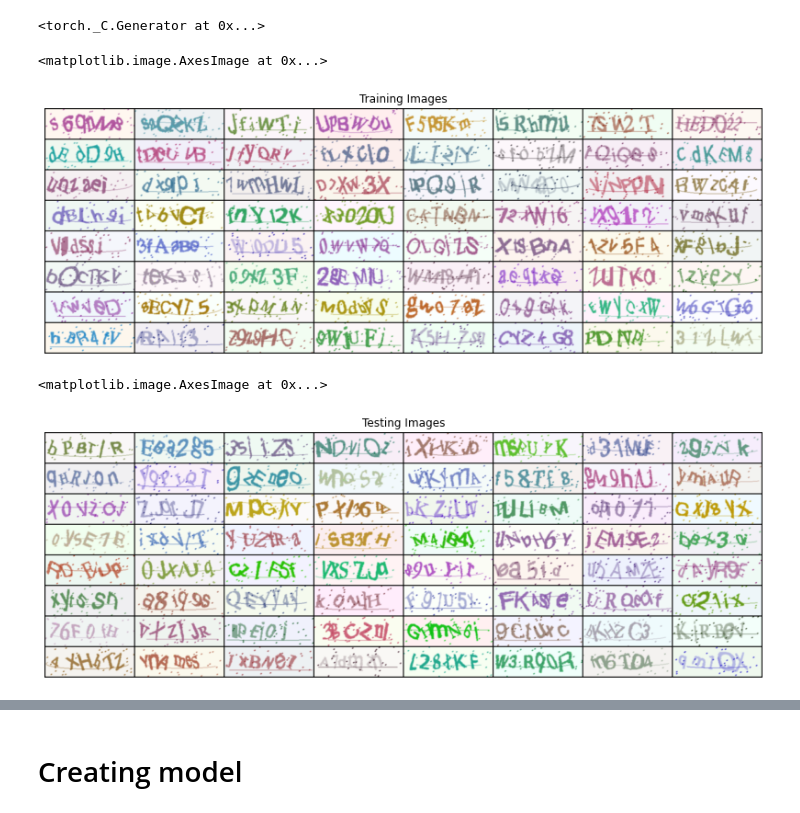
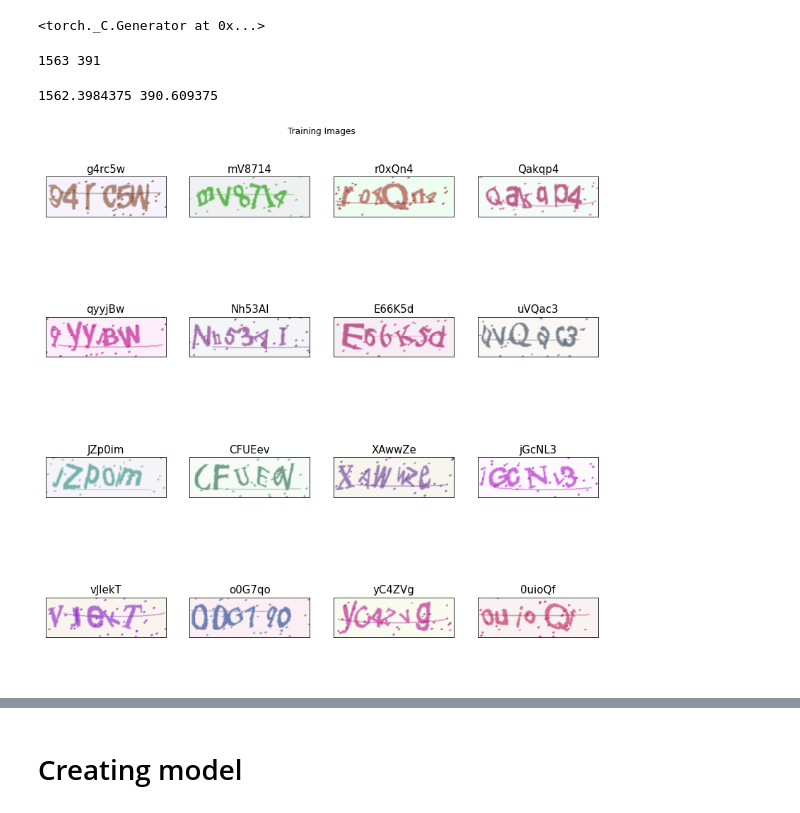
Before and after one commit to Strojove-uceni/final-projects-i_am_not_a_robot, a Jupyter notebook: captcha_model.ipynb, the cells around one changed output, grey strips where cells are left out. Saved outputs shown, nothing was run; the diff lists cells and outputs as text; code cells hidden in the pictures.

Commit message:
create data loader

```diff
--- a/captcha_model.ipynb
+++ b/captcha_model.ipynb
@@ -73,10 +86,10 @@ Archive('captcha_train.tar.gz').extractall('train')
 Archive('captcha_test.tar.gz').extractall('test')
 # %%
 # check number of files
-train_labels = glob.glob('train/train/*.png')
+train_labels = os.listdir('train/train')
 print('train files:', len(train_labels))
 
-test_labels = glob.glob('test/test/*.png')
+test_labels = os.listdir('test/test')
 print('test files:', len(test_labels))
 # %% [output]
 train files: 199987
@@ -92,7 +105,7 @@ for cha in symbols:
   index[cha] = 0
 # %%
 for item in train_labels:
-  get_label = str(item.split('/')[2]).split('.')[0]
+  get_label = str(item).split('.')[0]
   for cha in get_label:
     index[cha] += 1
 # %%
@@ -150,23 +165,42 @@ dataloader_test = torch.utils.data.DataLoader(dataset_test, batch_size=batch_siz
+# %%
+# create dataloaders
+
+dataset_train = Custom_Dataset('train/train', train_labels)
+dataset_test = Custom_Dataset('test/test', test_labels)
+
+train_loader = torch.utils.data.DataLoader(dataset_train, batch_size=batch_size, num_workers=workers, shuffle=True)
+test_loader = torch.utils.data.DataLoader(dataset_test, batch_size=batch_size, num_workers=workers, shuffle=False)
+
+print(len(train_loader), len(test_loader))
+# %% [output]
+1563 391
+# %%
+# check dimensions
+print(len(train_labels)/batch_size, len(test_labels)/batch_size)
+# %% [output]
+1562.3984375 390.609375
 # %%
 # Decide which device we want to run on
 device = torch.device("cuda:0" if torch.cuda.is_available() else "cpu")
-# %%
-# view some train images
-real_batch = next(iter(dataloader_train))
-plt.figure(figsize=(14,14))
-plt.axis("off")
-plt.title("Training Images")
-plt.imshow(np.transpose(vutils.make_grid(real_batch[0].to(device)[:64], padding=2, normalize=True).cpu(),(1,2,0)))
-# %% [output]
-<matplotlib.image.AxesImage at 0x...>
-[figure, removed]
-# %%
-# view some test images
-real_batch = next(iter(dataloader_test))
-plt.figure(figsize=(14,14))
-plt.axis("off")
-plt.title("Testing Images")
-plt.imshow(np.transpose(vutils.make_grid(real_batch[0].to(device)[:64], padding=2, normalize=True).cpu(),(1,2,0)))
-# %% [output]
-<matplotlib.image.AxesImage at 0x...>
-[figure, removed]
+# %%
+def UnNormalizeBatch(batch):
+    for i in range(batch.shape[3]):
+       batch[:,:,:,i] = (batch[:,:,:,i] * normalize_std[i]) + normalize_mean[i]
+
+    return batch
+# %%
+# view some train images
+real_batch = next(iter(train_loader))
+real_batch_pictures = np.transpose(real_batch[0].to(device).cpu().detach().numpy(),(0,2,3,1))
+real_batch_pictures = UnNormalizeBatch(real_batch_pictures)
+
+fig = plt.figure(figsize=(14,14))
+plt.axis("off")
+plt.title("Training Images")
+
+for i in range(16):
+    ax = fig.add_subplot(4, 4, i + 1, xticks=[], yticks=[])
+    ax.imshow(real_batch_pictures[i], interpolation='nearest')
+    plt.title(real_batch[1][i], color='k', fontsize=15)
+# %% [output]
+[figure, added]
```
Also changed, not shown: parts of 8 cells of this notebook.
